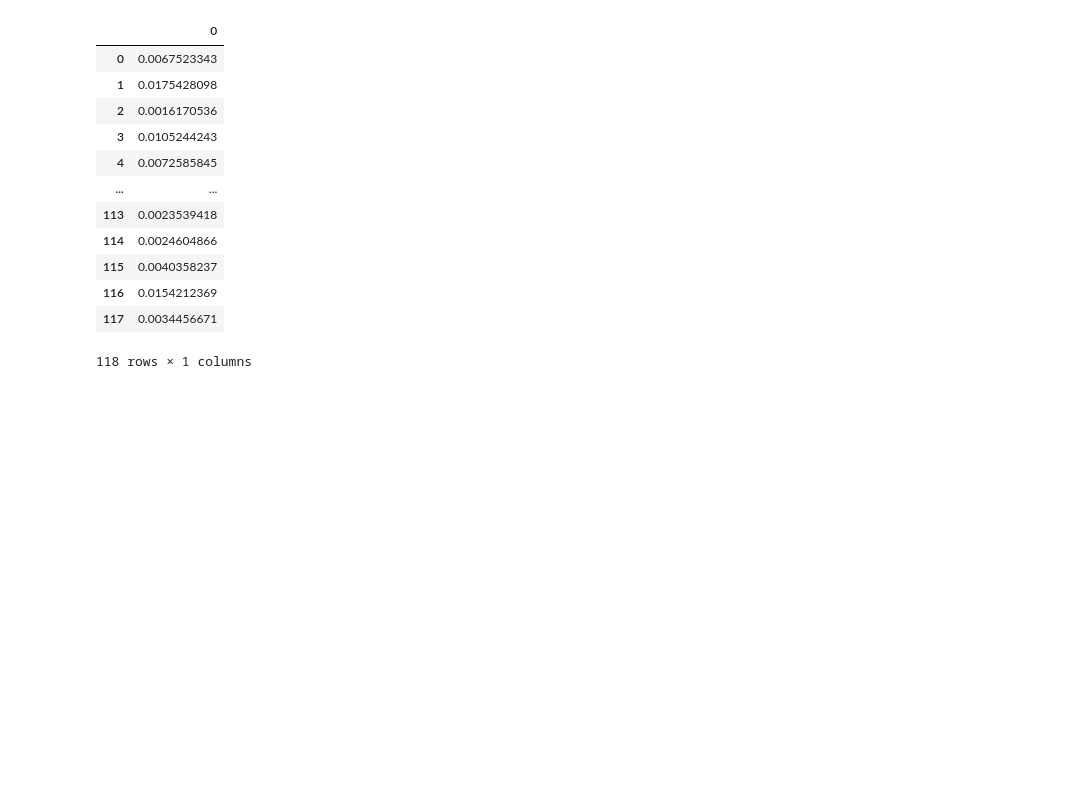
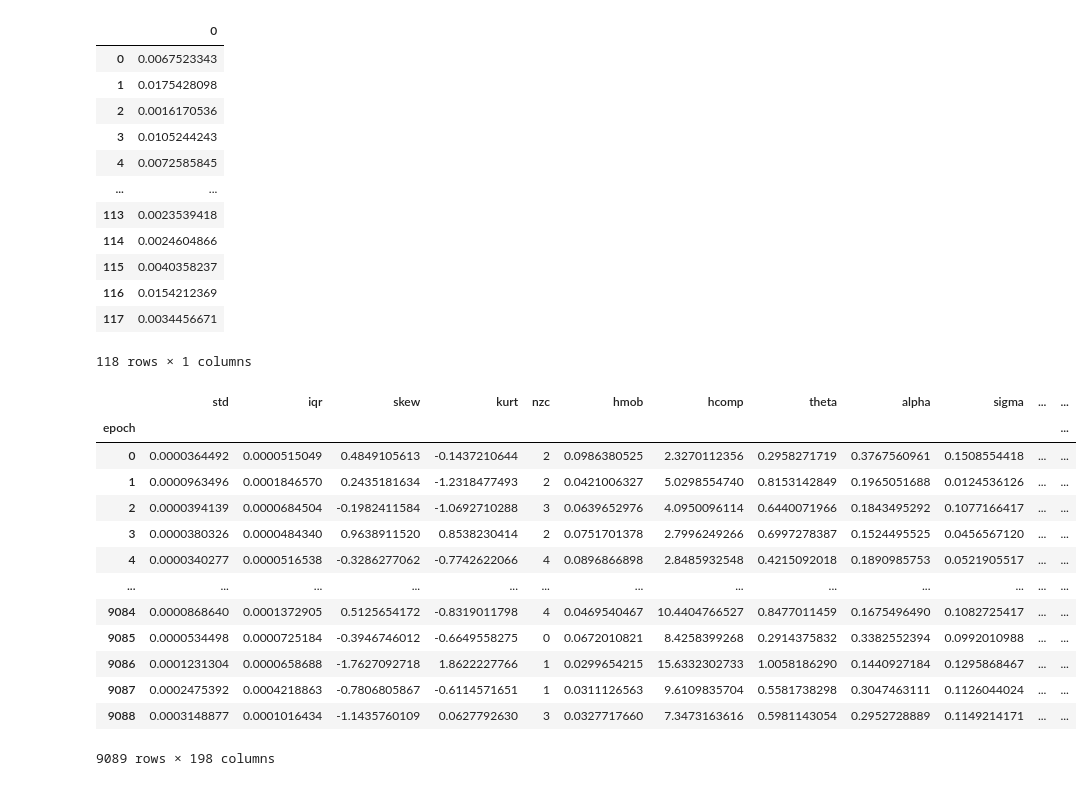
Before and after one commit to The1per/spikes_notebooks, a Jupyter notebook: yasa_model.ipynb, the cells around one changed output. Cells and saved outputs as stored; diff of their text form; code cells hidden in the pictures; blank space fills up the shorter version.

```diff
--- a/yasa_model.ipynb
+++ b/yasa_model.ipynb
@@ -498,3 +503,22 @@ pd.DataFrame(classifiers['Random Forest'].feature_importances_)
 | 116 | 0.0154212369 |
 | 117 | 0.0034456671 |
 118 rows × 1 columns
+# %%
+# feat_all.reset_index(drop=True)
+# feat_all.index.name = 'epoch'
+feat_all
+# %% [output]
+|  | std | iqr | skew | kurt | nzc | hmob | hcomp | theta | alpha | sigma | ... | ... |
+| epoch |  |  |  |  |  |  |  |  |  |  |  | ... |
+| 0 | 0.0000364492 | 0.0000515049 | 0.4849105613 | -0.1437210644 | 2 | 0.0986380525 | 2.3270112356 | 0.2958271719 | 0.3767560961 | 0.1508554418 | ... | ... |
+| 1 | 0.0000963496 | 0.0001846570 | 0.2435181634 | -1.2318477493 | 2 | 0.0421006327 | 5.0298554740 | 0.8153142849 | 0.1965051688 | 0.0124536126 | ... | ... |
+| 2 | 0.0000394139 | 0.0000684504 | -0.1982411584 | -1.0692710288 | 3 | 0.0639652976 | 4.0950096114 | 0.6440071966 | 0.1843495292 | 0.1077166417 | ... | ... |
+| 3 | 0.0000380326 | 0.0000484340 | 0.9638911520 | 0.8538230414 | 2 | 0.0751701378 | 2.7996249266 | 0.6997278387 | 0.1524495525 | 0.0456567120 | ... | ... |
+| 4 | 0.0000340277 | 0.0000516538 | -0.3286277062 | -0.7742622066 | 4 | 0.0896866898 | 2.8485932548 | 0.4215092018 | 0.1890985753 | 0.0521905517 | ... | ... |
+| ... | ... | ... | ... | ... | ... | ... | ... | ... | ... | ... | ... | ... |
+| 9084 | 0.0000868640 | 0.0001372905 | 0.5125654172 | -0.8319011798 | 4 | 0.0469540467 | 10.4404766527 | 0.8477011459 | 0.1675496490 | 0.1082725417 | ... | ... |
+| 9085 | 0.0000534498 | 0.0000725184 | -0.3946746012 | -0.6649558275 | 0 | 0.0672010821 | 8.4258399268 | 0.2914375832 | 0.3382552394 | 0.0992010988 | ... | ... |
+| 9086 | 0.0001231304 | 0.0000658688 | -1.7627092718 | 1.8622227766 | 1 | 0.0299654215 | 15.6332302733 | 1.0058186290 | 0.1440927184 | 0.1295868467 | ... | ... |
+| 9087 | 0.0002475392 | 0.0004218863 | -0.7806805867 | -0.6114571651 | 1 | 0.0311126563 | 9.6109835704 | 0.5581738298 | 0.3047463111 | 0.1126044024 | ... | ... |
+| 9088 | 0.0003148877 | 0.0001016434 | -1.1435760109 | 0.0627792630 | 3 | 0.0327717660 | 7.3473163616 | 0.5981143054 | 0.2952728889 | 0.1149214171 | ... | ... |
+9089 rows × 198 columns
```
Also changed, not shown: parts of 6 cells of this notebook.
